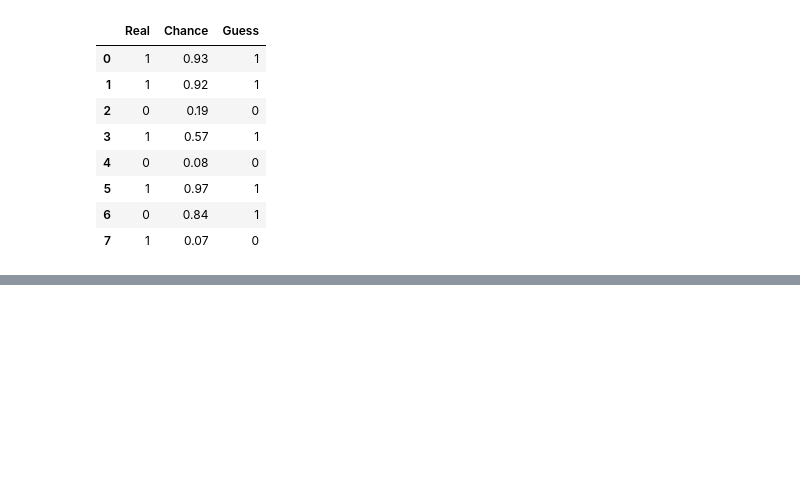
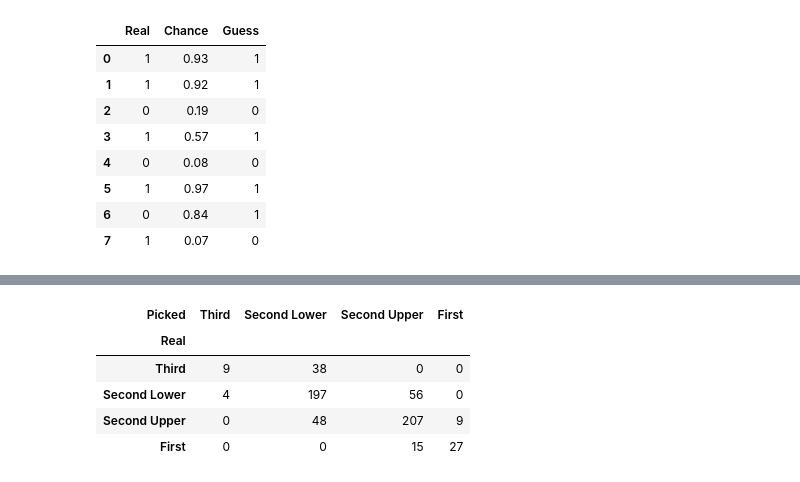
Before and after one commit to james-mawuena/student-performance-prediction, a Jupyter notebook: student_performance_prediction.ipynb, the cells around one changed output, grey strips where cells are left out. Saved outputs shown, nothing was run; the diff lists cells and outputs as text; code cells hidden in the pictures; blank space fills up the shorter version.

```diff
--- a/student_performance_prediction.ipynb
+++ b/student_performance_prediction.ipynb
@@ -155,0 +246,12 @@ files.download("good_degree_model.pkl")
+# %%
+pd.crosstab(
+    y4_test.values, picked,
+    rownames=["Real"], colnames=["Picked"]
+).reindex(index=names, columns=names).fillna(0).astype(int)
+# %% [output]
+| Picked | Third | Second Lower | Second Upper | First |
+| Real |  |  |  |  |
+| Third | 9 | 38 | 0 | 0 |
+| Second Lower | 4 | 197 | 56 | 0 |
+| Second Upper | 0 | 48 | 207 | 9 |
+| First | 0 | 0 | 15 | 27 |
```
Also changed, not shown: parts of 7 cells of this notebook.
